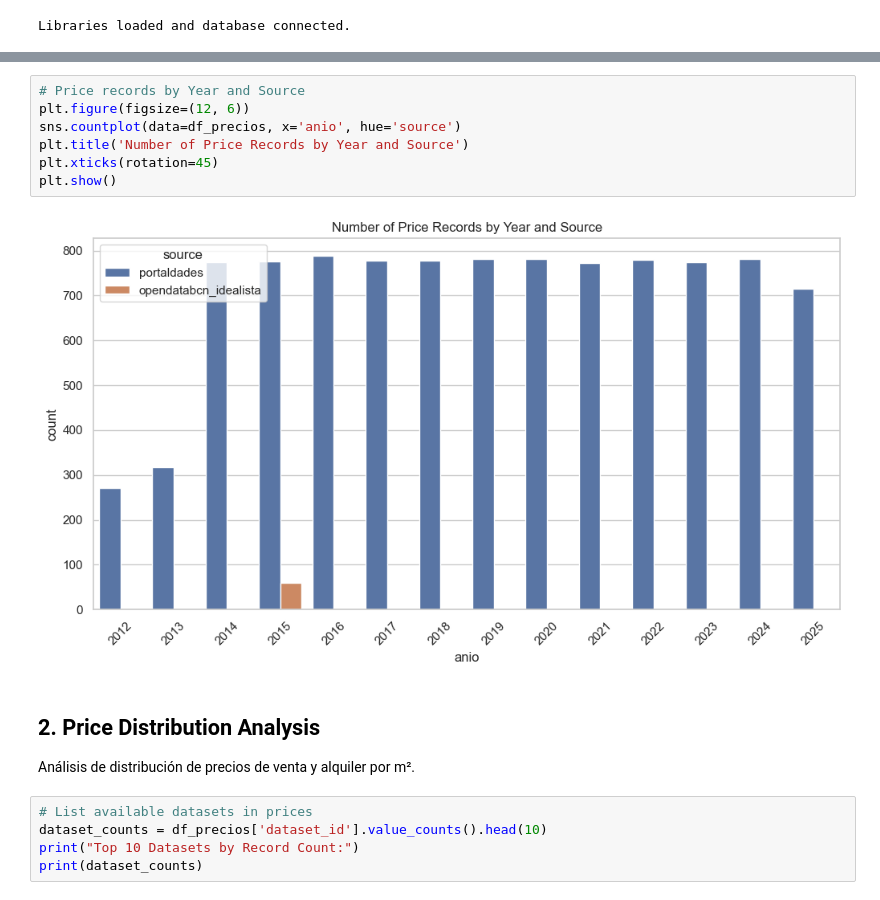
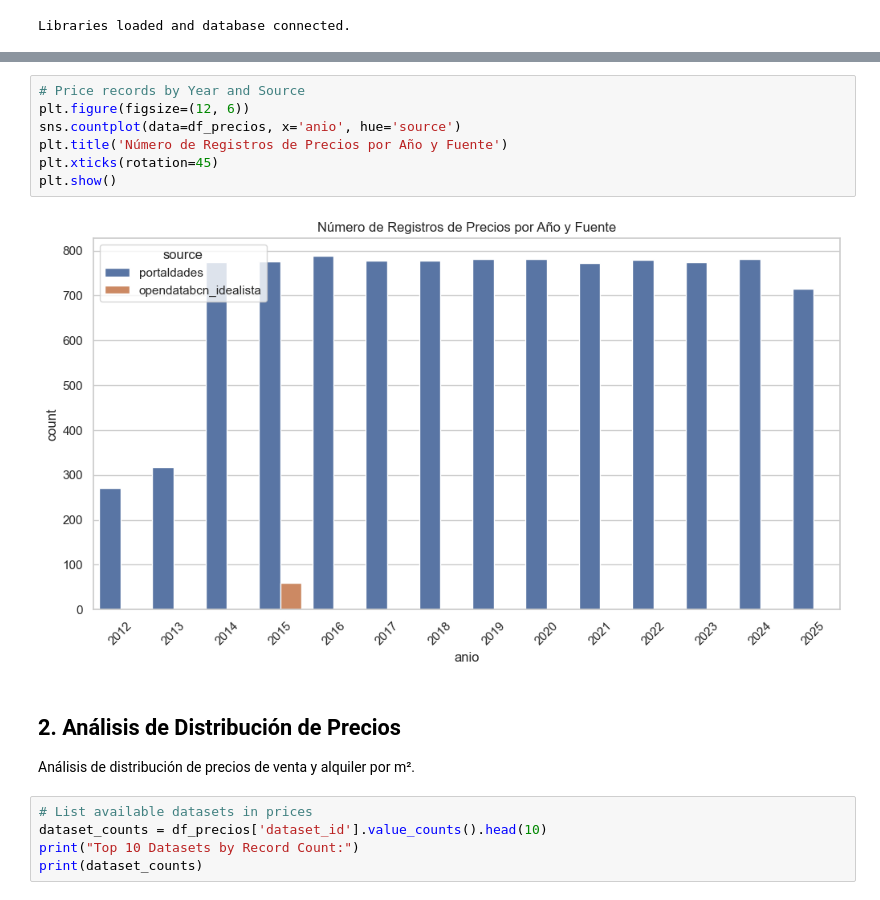
Before and after one commit to prototyp33/barcelona-housing-demographics-analyzer, a Jupyter notebook: notebooks/01-eda-initial.ipynb, the cells around one changed output, grey strips where cells are left out. Cells and saved outputs as stored; diff of their text form.

```diff
--- a/notebooks/01-eda-initial.ipynb
+++ b/notebooks/01-eda-initial.ipynb
@@ -125,14 +133,14 @@ dtype: int64
 # %%
 # Price records by Year and Source
 plt.figure(figsize=(12, 6))
 sns.countplot(data=df_precios, x='anio', hue='source')
-plt.title('Number of Price Records by Year and Source')
+plt.title('Número de Registros de Precios por Año y Fuente')
 plt.xticks(rotation=45)
 plt.show()
 # %% [output]
-[figure, old version]
+[figure, new version]
 # %% [markdown]
-## 2. Price Distribution Analysis
+## 2. Análisis de Distribución de Precios
 
 Análisis de distribución de precios de venta y alquiler por m².
 # %%
```
Also changed, not shown: parts of 17 cells of this notebook, 25 other files.
